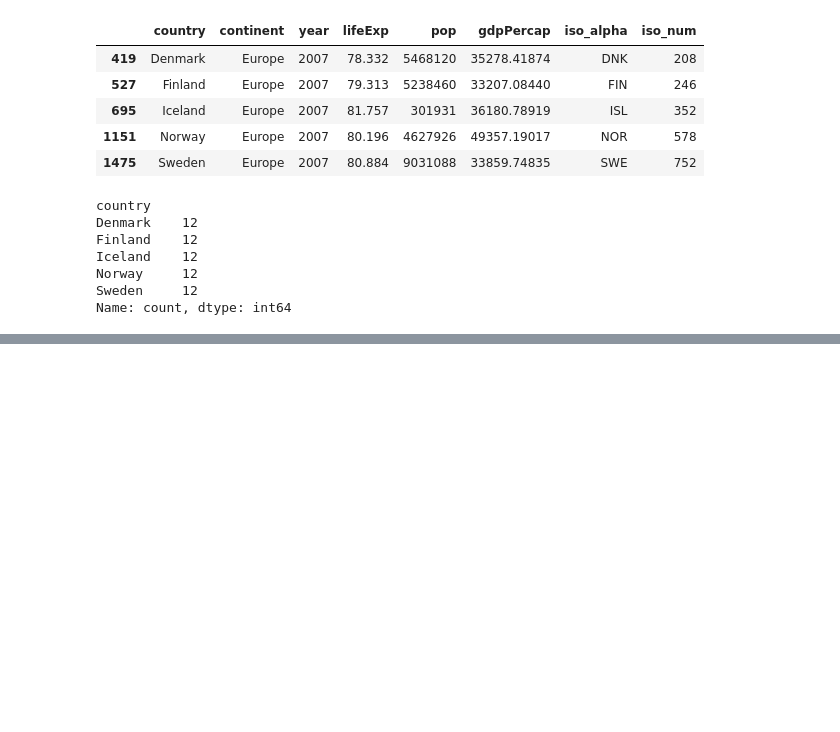
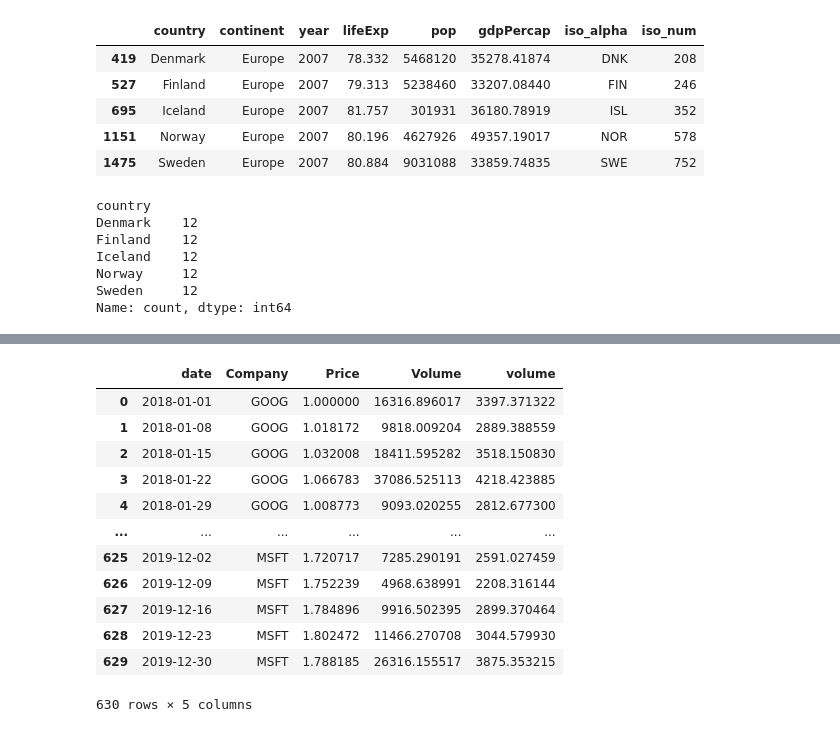
Before and after one commit to Db-Lau/streamlit-cicd-demo, a Jupyter notebook: plotly_exploraton.ipynb, the cells around one changed output, grey strips where cells are left out. Cells and saved outputs as stored; diff of their text form; code cells hidden in the pictures; blank space fills up the shorter version.

```diff
--- a/plotly_exploraton.ipynb
+++ b/plotly_exploraton.ipynb
@@ -137,0 +141,3 @@ fig.show()
+# %%
+stocks = px.data.stocks()
+stocks.head()
@@ -137,0 +157,2 @@ fig.show()
+# %%
+stocks_long = stocks.melt(id_vars="date", var_name="Company", value_name="Price")
@@ -137,0 +175,28 @@ fig.show()
+# %%
+# Set random seed for reproducibility
+np.random.seed(42)
+
+# Generate uneven trading volume using a log-normal distribution
+mean_log = 7  # Adjust for desired mean volume
+sigma_log = 0.8  # Adjust for spread/skewness
+
+stocks_long["Volume"] = np.random.lognormal(mean=mean_log, sigma=sigma_log, size=stocks_long.shape[0])
+
+# Scale to realistic stock trading volumes
+stocks_long["Volume"] *= 10  # Adjust scale factor as needed
+# %%
+stocks_long
+# %% [output]
+|  | date | Company | Price | Volume | volume |
+| 0 | 2018-01-01 | GOOG | 1.000000 | 16316.896017 | 3397.371322 |
+| 1 | 2018-01-08 | GOOG | 1.018172 | 9818.009204 | 2889.388559 |
+| 2 | 2018-01-15 | GOOG | 1.032008 | 18411.595282 | 3518.150830 |
+| 3 | 2018-01-22 | GOOG | 1.066783 | 37086.525113 | 4218.423885 |
+| 4 | 2018-01-29 | GOOG | 1.008773 | 9093.020255 | 2812.677300 |
+| ... | ... | ... | ... | ... | ... |
+| 625 | 2019-12-02 | MSFT | 1.720717 | 7285.290191 | 2591.027459 |
+| 626 | 2019-12-09 | MSFT | 1.752239 | 4968.638991 | 2208.316144 |
+| 627 | 2019-12-16 | MSFT | 1.784896 | 9916.502395 | 2899.370464 |
+| 628 | 2019-12-23 | MSFT | 1.802472 | 11466.270708 | 3044.579930 |
+| 629 | 2019-12-30 | MSFT | 1.788185 | 26316.155517 | 3875.353215 |
+630 rows × 5 columns
```
Also changed, not shown: parts of 7 cells of this notebook, 1 other file.
